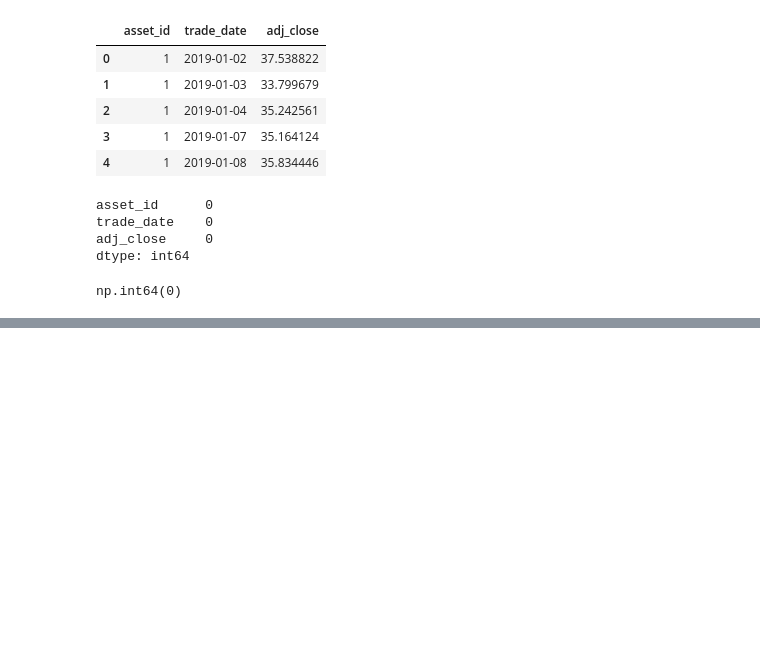
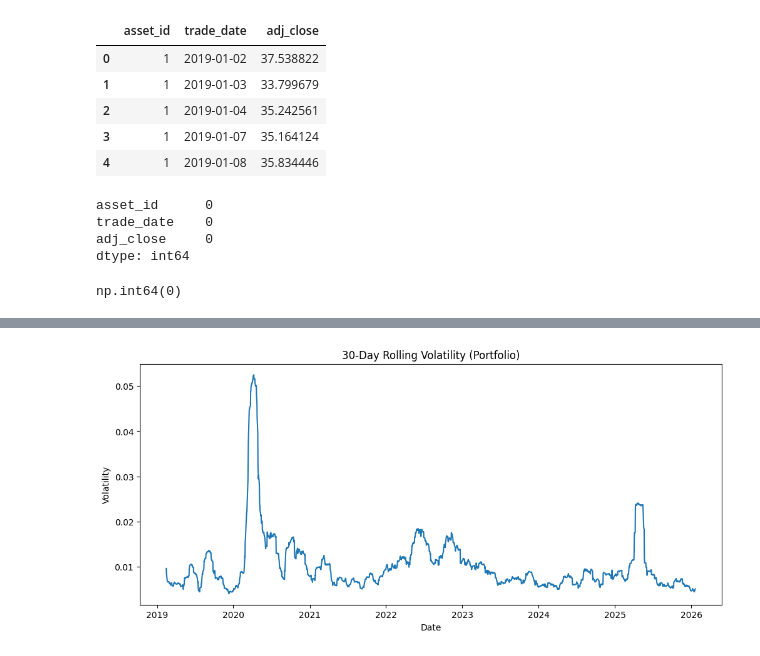
Before and after one commit to tsai143/financial-risk-analytics, a Jupyter notebook: notebooks/week2_returns_volatility.ipynb, the cells around one changed output, grey strips where cells are left out. Saved outputs shown, nothing was run; the diff lists cells and outputs as text; code cells hidden in the pictures; blank space fills up the shorter version.

```diff
--- a/notebooks/week2_returns_volatility.ipynb
+++ b/notebooks/week2_returns_volatility.ipynb
@@ -53,0 +91,3 @@ np.int64(0)
+# %%
+# Verify no infinite or extreme values
+df.replace([np.inf, -np.inf], np.nan, inplace=True)
@@ -53,0 +113,18 @@ np.int64(0)
+# %%
+# Calculate portfolio daily return by aggregating
+# weighted asset-level log returns
+
+portfolio_returns = (
+    df
+    .dropna(subset=["log_return"])
+    .groupby("trade_date")["log_return"]
+    .mean()  # mean = equal-weighted portfolio
+    .reset_index()
+)
+
+portfolio_returns.rename(
+    columns={"log_return": "portfolio_log_return"},
+    inplace=True
+)
+
+portfolio_returns.head()
@@ -53,0 +202,10 @@ np.int64(0)
+# %%
+# Calculate 30-day rolling volatility for the portfolio
+
+portfolio_returns["rolling_vol_30d"] = (
+    portfolio_returns["portfolio_log_return"]
+    .rolling(window=30)
+    .std()
+)
+
+portfolio_returns.head(35)
@@ -53,0 +243,15 @@ np.int64(0)
+# %%
+import matplotlib.pyplot as plt
+
+# Plot portfolio rolling volatility
+plt.figure(figsize=(12, 5))
+plt.plot(
+    portfolio_returns["trade_date"],
+    portfolio_returns["rolling_vol_30d"]
+)
+plt.title("30-Day Rolling Volatility (Portfolio)")
+plt.xlabel("Date")
+plt.ylabel("Volatility")
+plt.show()
+# %% [output]
+[figure, added]
```
Also changed, not shown: parts of 13 cells of this notebook.
